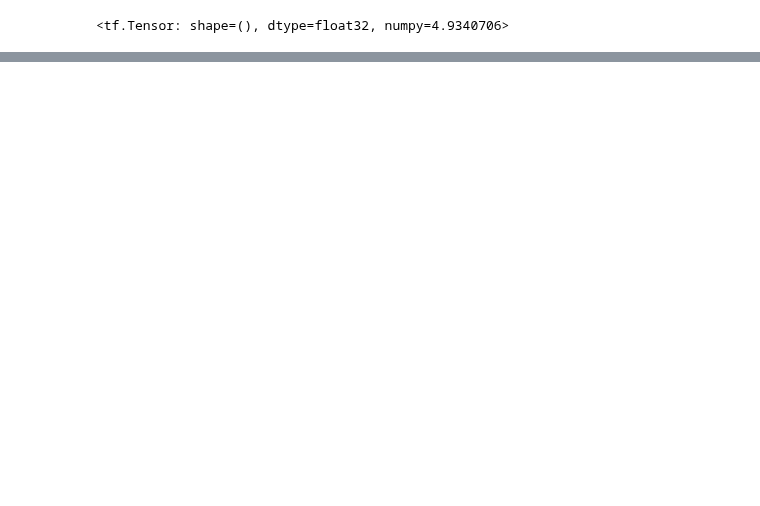
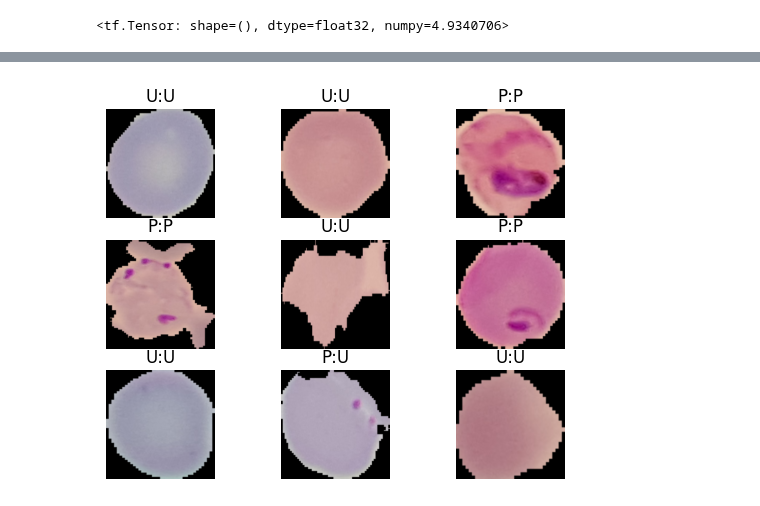
Before and after one commit to NelsonPixels/TensorFlow-CheatSheet, a Jupyter notebook: Malaria_Diagnosis.ipynb, the cells around one changed output, grey strips where cells are left out. Saved outputs shown, nothing was run; the diff lists cells and outputs as text; code cells hidden in the pictures; blank space fills up the shorter version.

```diff
--- a/Malaria_Diagnosis.ipynb
+++ b/Malaria_Diagnosis.ipynb
@@ -224,8 +250,9 @@ def parasite_or_not(x):
 # %%
 for i, (image, label) in enumerate(test_dataset.take(9)):
 
-  ax.plt.subplot(3, 3,i + 1)
+  ax = plt.subplot(3, 3,i + 1)
   plt.imshow(image[0])
   plt.title(str(parasite_or_not(label.numpy()[0]))+ ":" + str(parasite_or_not(model.predict(image)[0][0])))
 
   plt.axis('off')
+# %% [output]
@@ -232,3 +268,4 @@ for i, (image, label) in enumerate(test_dataset.take(9)):
+[figure, added]
 # %%
 model.save("SavedModel")
 # %%
```
Also changed, not shown: parts of 13 cells of this notebook.
